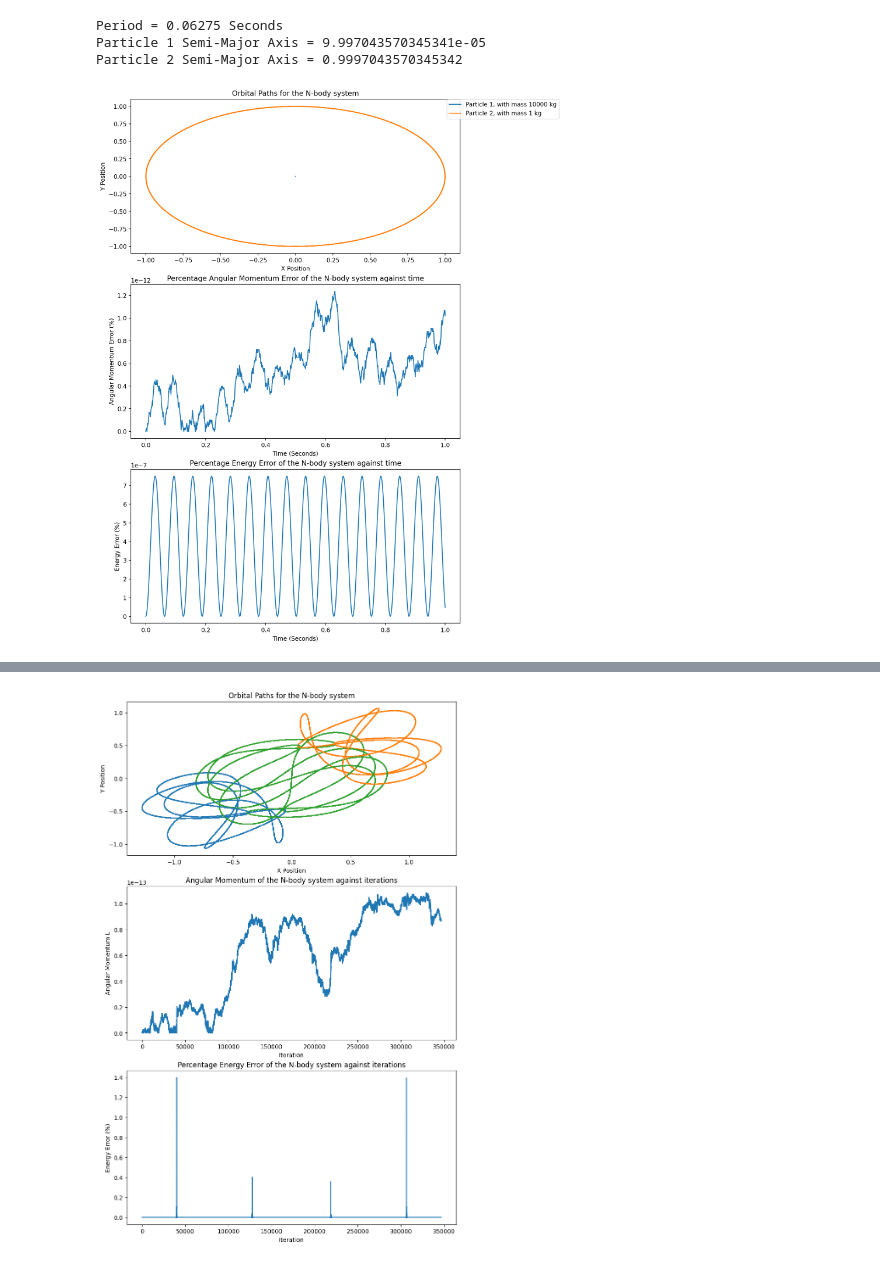
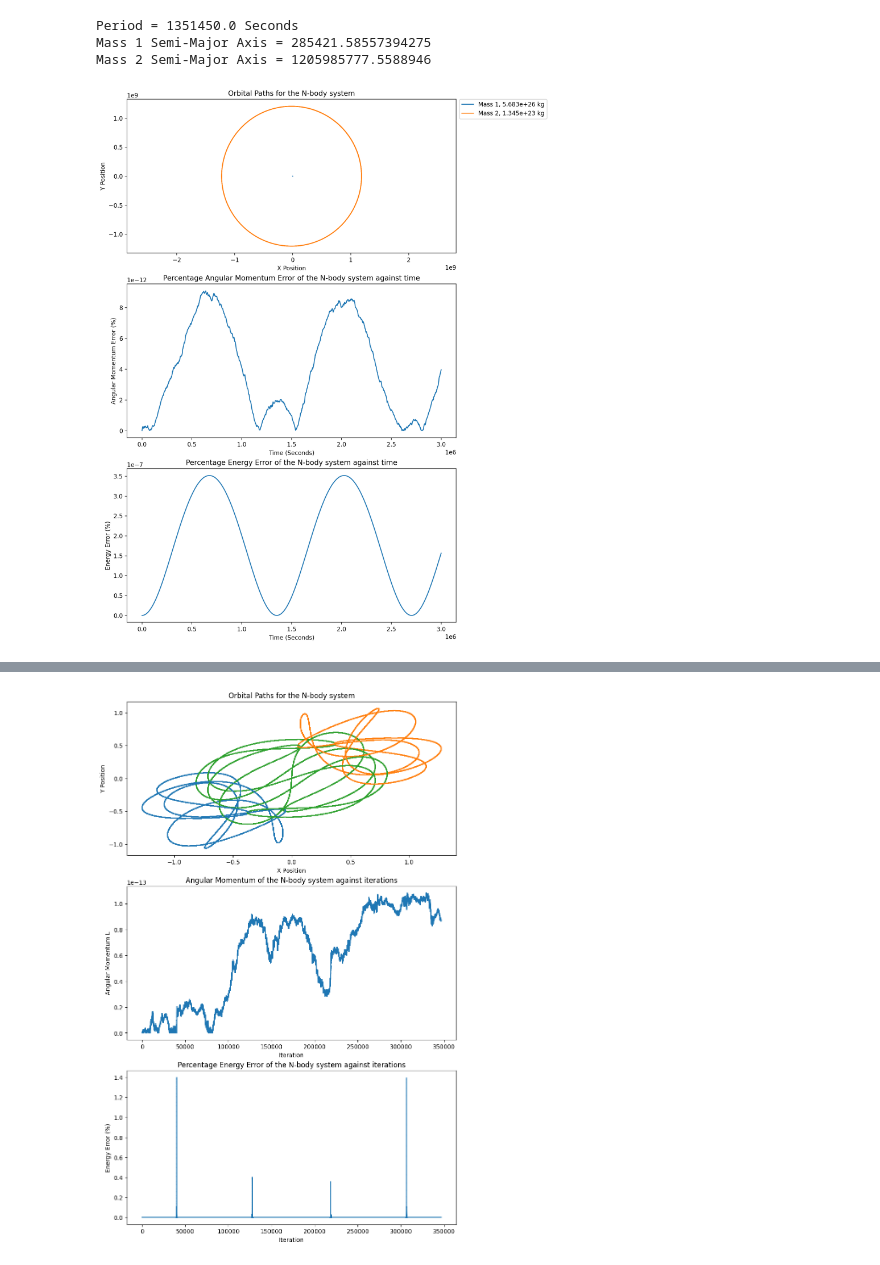
Before and after one commit to BryceDixon/Computational, a Jupyter notebook: assesment2/test.ipynb, the cells around one changed output, grey strips where cells are left out. Cells and saved outputs as stored; diff of their text form; code cells hidden in the pictures.

```diff
--- a/assesment2/test.ipynb
+++ b/assesment2/test.ipynb
@@ -10,11 +54,12 @@ v = np.array([(0,2,0),(0,0,0)])
 # %%
-pos = np.array([(0,0,0),(1,0,0)])
-mass = (10000,1)
-v = np.array([(0,0,0),(0,100,0)])
-nbody.nbody(1, 0.0001, pos, v, mass, use_grav = False, ref_frame = None, softening = 0.0001, plotting_num = 1000, per_tolerance = 0.05, return_period = True, return_semi_major_axis = True)
+pos = np.array([(0,0,0),(1186680000,0,0)])
+mass = (5.683e+26,1.345e+23)
+v = np.array([(0,0,0),(0,5700,0)])
+savefilename = "Saturn_Titan"
+nbody.nbody(3000000, 100, pos, v, mass, use_grav = True, ref_frame = None, softening = 0.0000001, plotting_num = 1000, per_tolerance = None, return_period = True, return_semi_major_axis = True, save_folder = "C:/Users/bryce/Downloads", savefilename = savefilename)
 # %% [output]
-Period = 0.06275 Seconds
-Particle 1 Semi-Major Axis = 9.997043570345341e-05
-Particle 2 Semi-Major Axis = 0.9997043570345342
+Period = 1351450.0 Seconds
+Mass 1 Semi-Major Axis = 285421.58557394275
+Mass 2 Semi-Major Axis = 1205985777.5588946
-[figure, old version]
+[figure, new version]
 # %%
```
Also changed, not shown: parts of 7 cells of this notebook, 2 other files.
